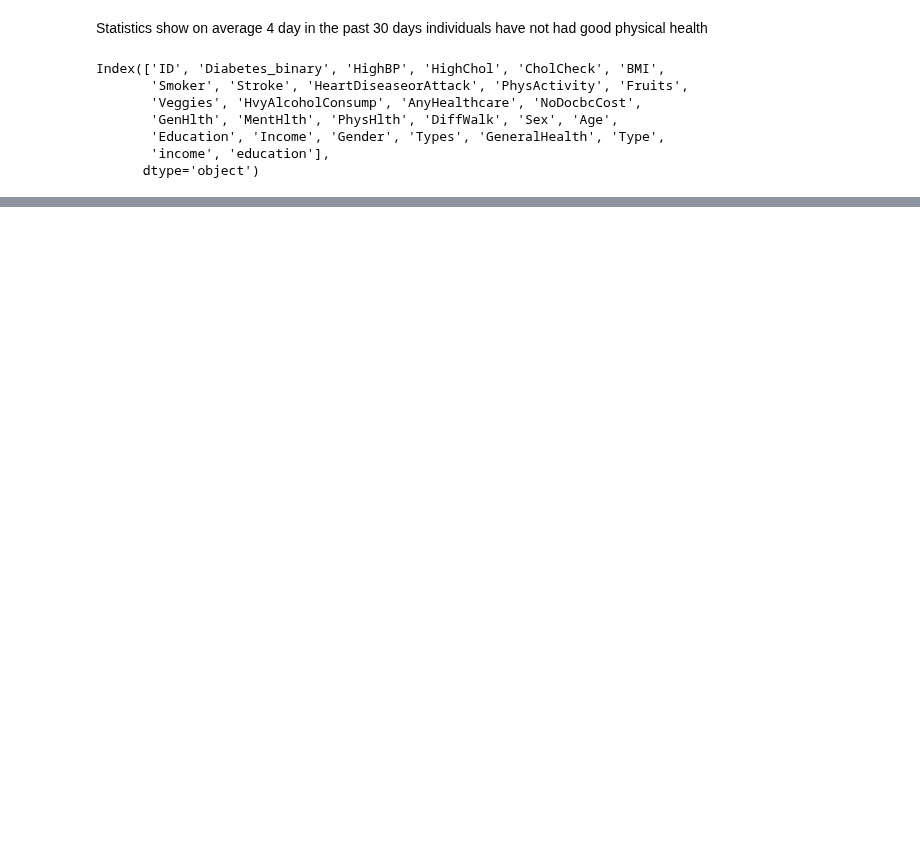
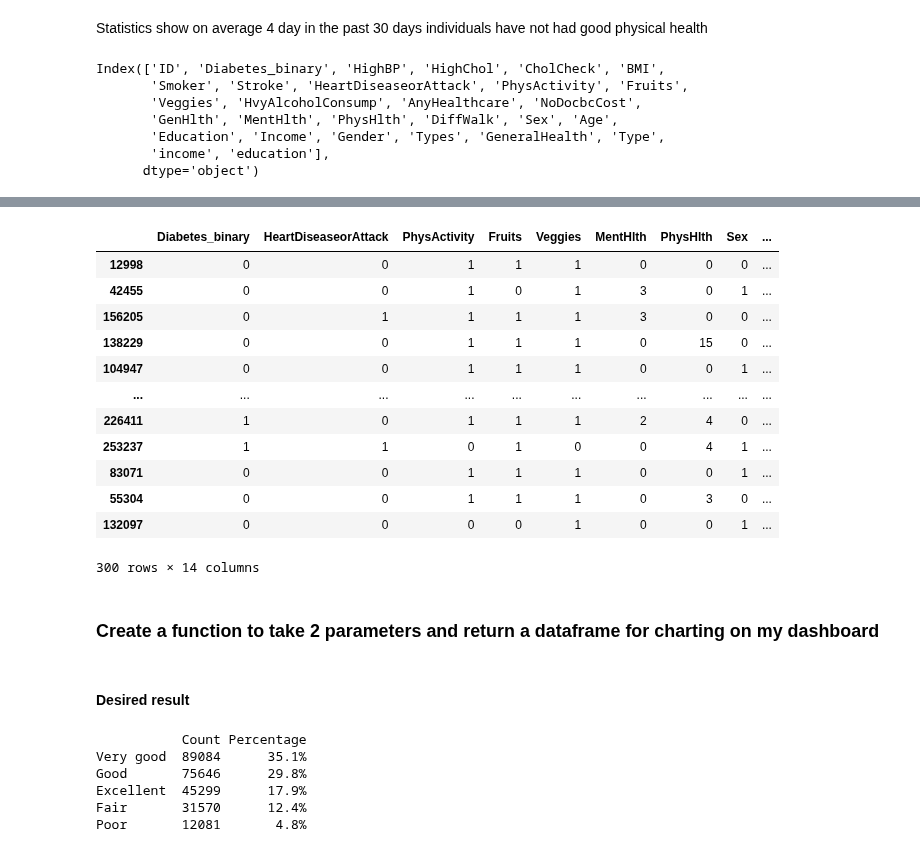
Before and after one commit to yourexodus/capstone_CDC, a Jupyter notebook: Feature_Engineering.ipynb, the cells around one changed output, grey strips where cells are left out. Saved outputs shown, nothing was run; the diff lists cells and outputs as text; code cells hidden in the pictures; blank space fills up the shorter version.

```diff
--- a/Feature_Engineering.ipynb
+++ b/Feature_Engineering.ipynb
@@ -547,0 +614,46 @@ def write_data(data, directory, **kwargs):
+# %%
+#should return 300 row and fewer columns
+select_columns(people)
+# %% [output]
+|  | Diabetes_binary | HeartDiseaseorAttack | PhysActivity | Fruits | Veggies | MentHlth | PhysHlth | Sex | ... |
+| 12998 | 0 | 0 | 1 | 1 | 1 | 0 | 0 | 0 | ... |
+| 42455 | 0 | 0 | 1 | 0 | 1 | 3 | 0 | 1 | ... |
+| 156205 | 0 | 1 | 1 | 1 | 1 | 3 | 0 | 0 | ... |
+| 138229 | 0 | 0 | 1 | 1 | 1 | 0 | 15 | 0 | ... |
+| 104947 | 0 | 0 | 1 | 1 | 1 | 0 | 0 | 1 | ... |
+| ... | ... | ... | ... | ... | ... | ... | ... | ... | ... |
+| 226411 | 1 | 0 | 1 | 1 | 1 | 2 | 4 | 0 | ... |
+| 253237 | 1 | 1 | 0 | 1 | 0 | 0 | 4 | 1 | ... |
+| 83071 | 0 | 0 | 1 | 1 | 1 | 0 | 0 | 1 | ... |
+| 55304 | 0 | 0 | 1 | 1 | 1 | 0 | 3 | 0 | ... |
+| 132097 | 0 | 0 | 0 | 0 | 1 | 0 | 0 | 1 | ... |
+300 rows × 14 columns
+# %% [markdown]
+### Create a function to take 2 parameters and return a dataframe for charting on my dashboard
+# %% [markdown]
+#### Desired result
+# %%
+import pandas as pd
+
+# Assuming your DataFrame 'people' has columns 'GeneralHealth' and 'Type'
+
+# Filter data for relevant columns
+df = people[["GeneralHealth", "Type"]]
+
+# Calculate counts using value_counts()
+counts = df["GeneralHealth"].value_counts().to_frame(name="Count")
+
+# Calculate percentages (optional)
+#if you want percentages:
+percentages = (counts["Count"] / len(df)) * 100
+counts["Percentage"] = percentages.apply("{:.1f}%".format)  # Format as percentages
+
+# Display the table
+print(counts)
+# %% [output]
+           Count Percentage
+Very good  89084      35.1%
+Good       75646      29.8%
+Excellent  45299      17.9%
+Fair       31570      12.4%
+Poor       12081       4.8%
```
Also changed, not shown: parts of 41 cells of this notebook, 35 other files.
